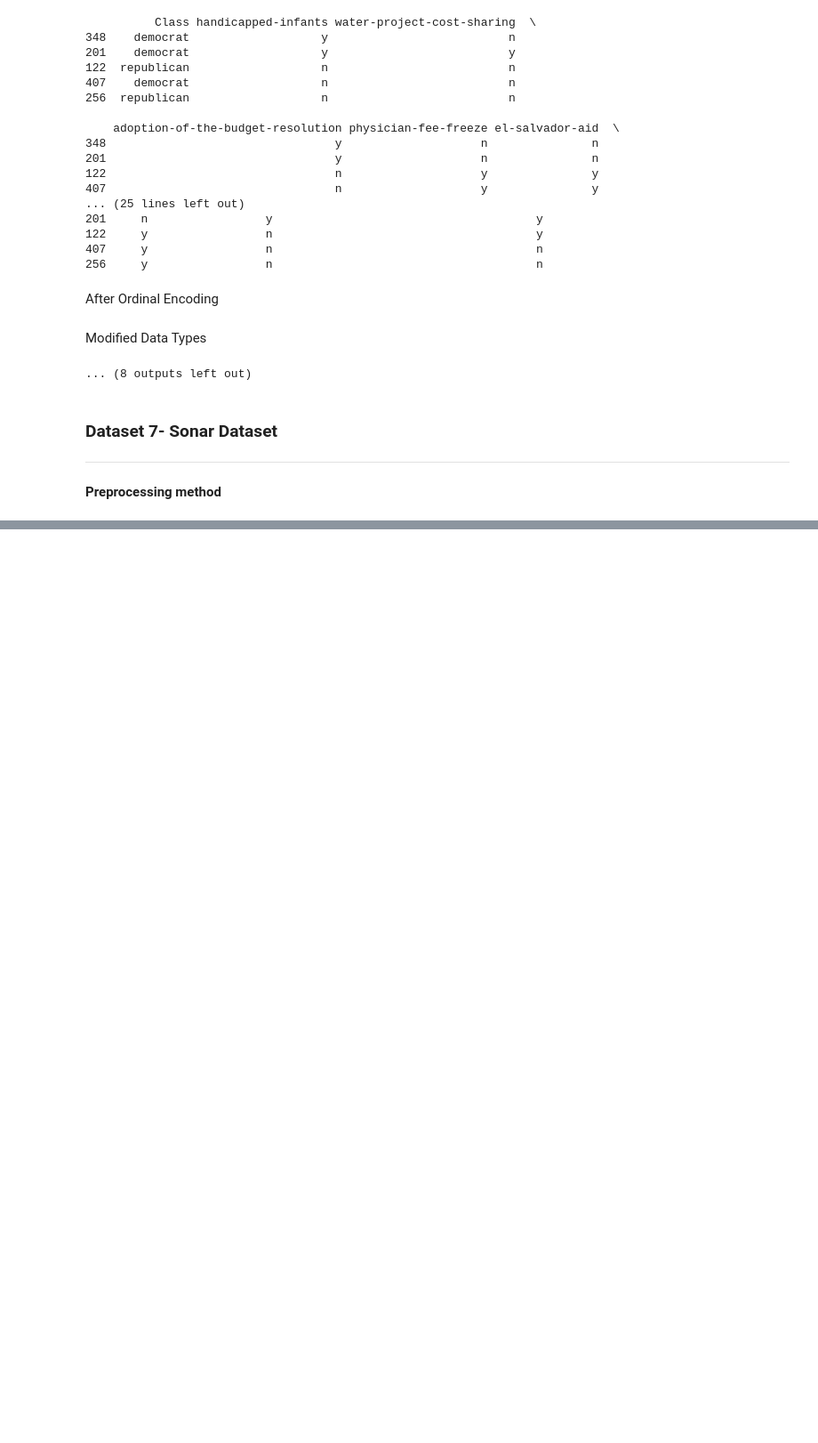
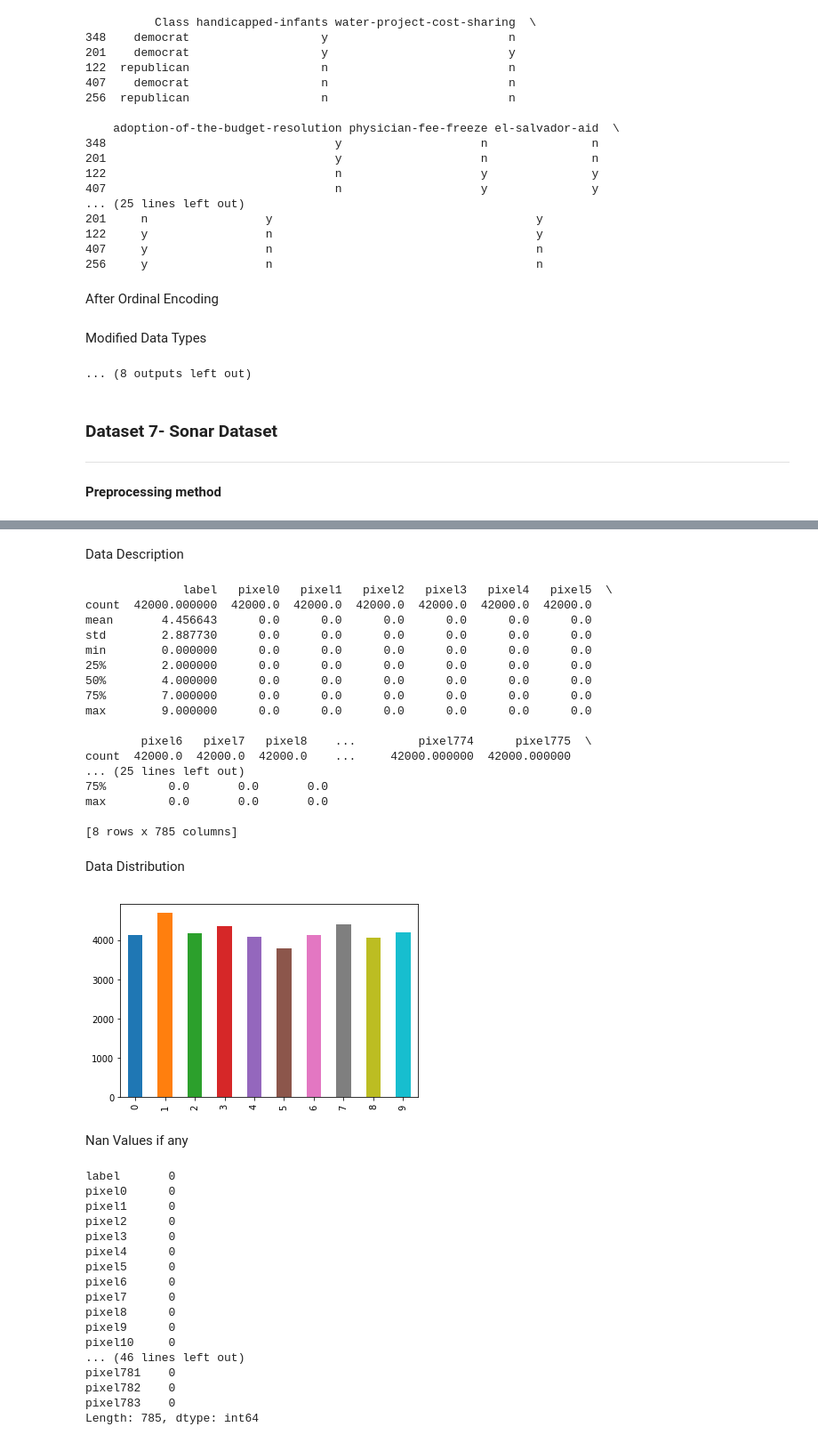
Before and after one commit to RoseMinu/Random-Forest-Pruning-Techniques, a Jupyter notebook: Preprocessed_DataSets.ipynb, the cells around one changed output, grey strips where cells are left out. Shown at 89% size. Drawn from its saved outputs; the diff is of its cells as text; code cells hidden in the pictures; blank space fills up the shorter version.

```diff
--- a/Preprocessed_DataSets.ipynb
+++ b/Preprocessed_DataSets.ipynb
@@ -368,0 +722,80 @@ def get_breast_cancer():
+# %%
+#Digit-Recognizer Dataset- From kaggle
+#https://www.kaggle.com/c/digit-recognizer/data
+def get_digitData():
+    #Reading dataset from the csv file
+    df_digitRecognizer=pd.read_csv('DigitRecognizer.csv')
+    printmrdwn("Data Description")
+    print(df_digitRecognizer.describe())
+    #Randomozing the dataset rows
+    np.random.seed(1)
+    shuffled_index=np.random.permutation(df_digitRecognizer.index)
+    df_digitRecognizer=df_digitRecognizer.loc[shuffled_index]
+    # #NonUniform distribution of data
+    printmrdwn("Data Distribution")
+    df_digitRecognizer['label'].value_counts().sort_index().plot.bar()
+    plt.show()
+    printmrdwn("Nan Values if any")
+    print(df_digitRecognizer.isna().sum())
+    printmrdwn("Data Types")
+    print(df_digitRecognizer.dtypes)
+    printmrdwn("Data Set")
+    print(df_digitRecognizer.head(5))
+    #To display digits in the dataset
+    printmrdwn("Data Image")
+    indx=205
+    img=np.array(df_digitRecognizer.loc[indx,'pixel0':'pixel783']).reshape(28,28)
+    plt.imshow(img,cmap='gray')
+    plt.show()
+    #Convert dataset into taarget and attribute set
+    # axis 1 refers to the columns
+    X= df_digitRecognizer.drop('label', axis = 1)
+    X=X.loc[:,'pixel0':'pixel783']/255
+    y=df_digitRecognizer['label']
+    printmrdwn("Digit Recognizer Dataset")
+    print(X.head(5))
+    printmrdwn("Label Column")
+    print(y.head(5))
+    return X, y
+# %%
+X_digit,y_digit=get_digitData()
+plot_data("Digit Dataset",X_digit,y_digit)
+# %% [output]
+Data Description
+              label   pixel0   pixel1   pixel2   pixel3   pixel4   pixel5  \
+count  42000.000000  42000.0  42000.0  42000.0  42000.0  42000.0  42000.0
+mean       4.456643      0.0      0.0      0.0      0.0      0.0      0.0
+std        2.887730      0.0      0.0      0.0      0.0      0.0      0.0
+min        0.000000      0.0      0.0      0.0      0.0      0.0      0.0
+25%        2.000000      0.0      0.0      0.0      0.0      0.0      0.0
+50%        4.000000      0.0      0.0      0.0      0.0      0.0      0.0
+75%        7.000000      0.0      0.0      0.0      0.0      0.0      0.0
+max        9.000000      0.0      0.0      0.0      0.0      0.0      0.0
+
+        pixel6   pixel7   pixel8    ...         pixel774      pixel775  \
+count  42000.0  42000.0  42000.0    ...     42000.000000  42000.000000
+... (25 lines left out)
+75%         0.0       0.0       0.0
+max         0.0       0.0       0.0
+
+[8 rows x 785 columns]
+Data Distribution
+[figure, added]
+Nan Values if any
+label       0
+pixel0      0
+pixel1      0
+pixel2      0
+pixel3      0
+pixel4      0
+pixel5      0
+pixel6      0
+pixel7      0
+pixel8      0
+pixel9      0
+pixel10     0
+... (46 lines left out)
+pixel781    0
+pixel782    0
+pixel783    0
+Length: 785, dtype: int64
```
Also changed, not shown: parts of 33 cells of this notebook.
